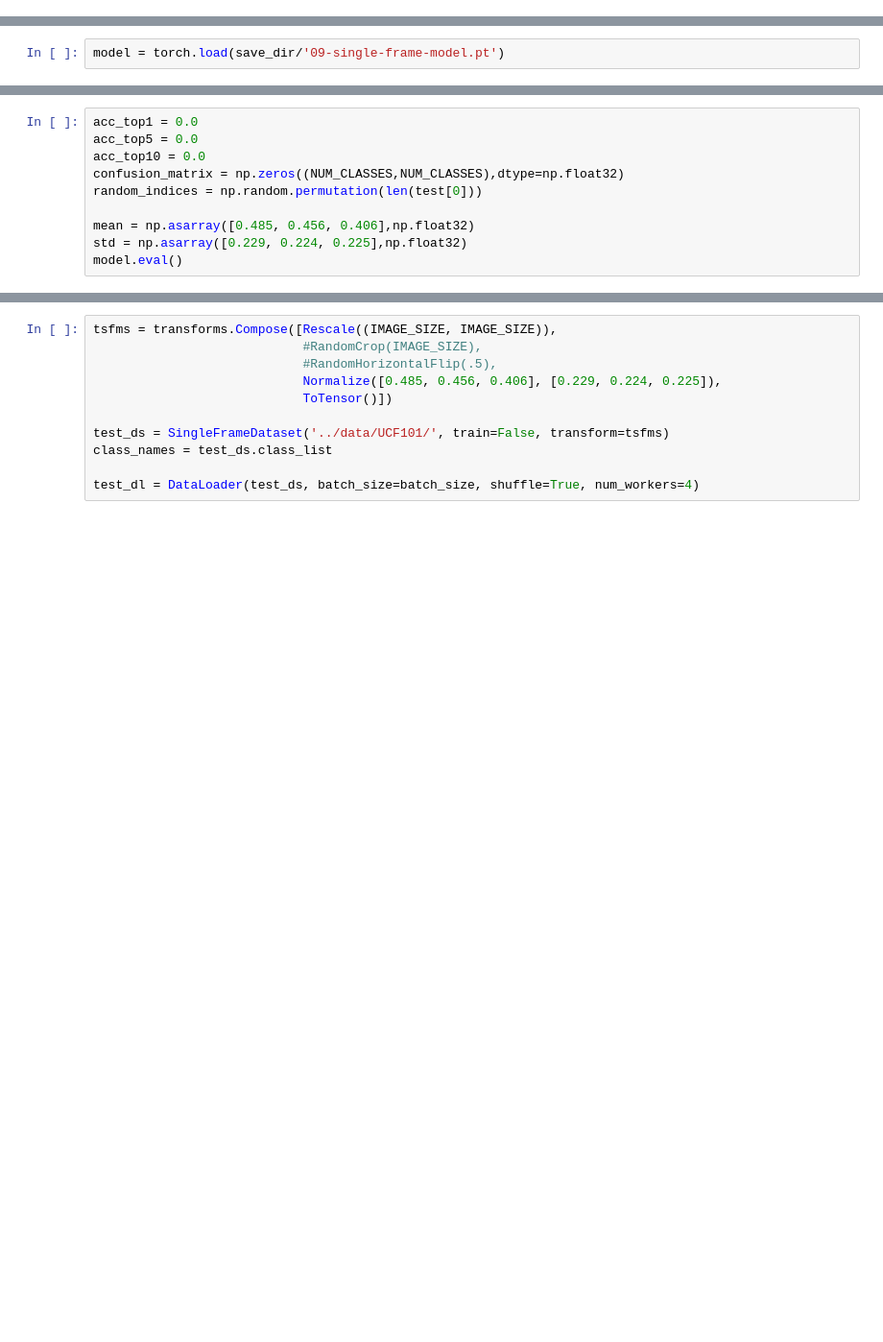
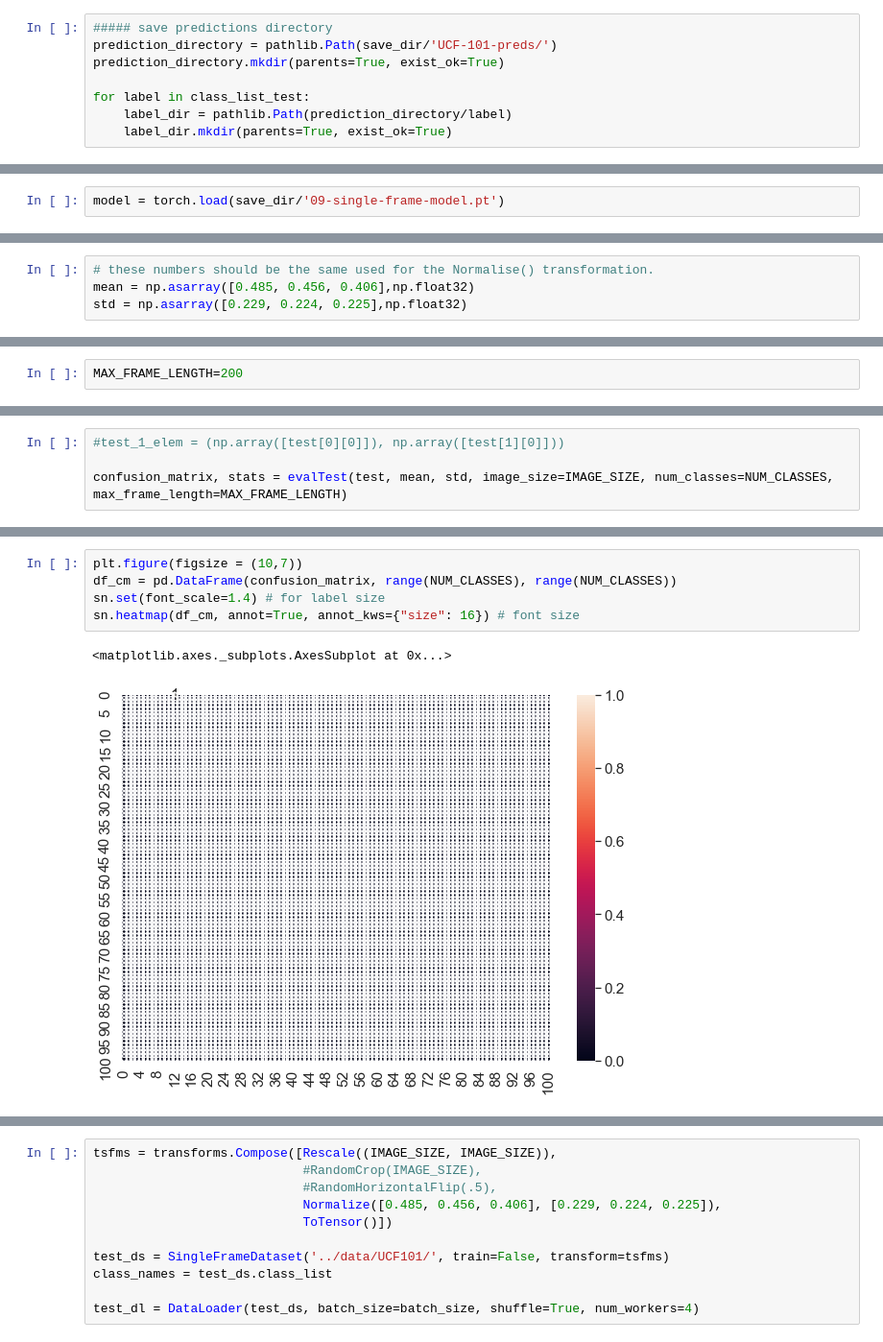
Before and after one commit to andreamunafo/friendly-robot, a Jupyter notebook: notebooks/09-action-detection-and-classification-in-videos.ipynb, the cells around one changed output, grey strips where cells are left out. Shown at 96% size. Drawn from its saved outputs; the diff is of its cells as text; blank space fills up the shorter version.

Commit message:
Add evaluating test performance

```diff
--- a/notebooks/09-action-detection-and-classification-in-videos.ipynb
+++ b/notebooks/09-action-detection-and-classification-in-videos.ipynb
@@ -1173,0 +1292,8 @@ for label in test.class_list:
+# %%
+##### save predictions directory
+prediction_directory = pathlib.Path(save_dir/'UCF-101-preds/')
+prediction_directory.mkdir(parents=True, exist_ok=True)
+
+for label in class_list_test:
+    label_dir = pathlib.Path(prediction_directory/label)
+    label_dir.mkdir(parents=True, exist_ok=True)
@@ -1178,10 +1332,4 @@ model = torch.load(save_dir/'09-single-frame-model.pt')
 # %%
-acc_top1 = 0.0
-acc_top5 = 0.0
-acc_top10 = 0.0
-confusion_matrix = np.zeros((NUM_CLASSES,NUM_CLASSES),dtype=np.float32)
-random_indices = np.random.permutation(len(test[0]))
-
+# these numbers should be the same used for the Normalise() transformation.
 mean = np.asarray([0.485, 0.456, 0.406],np.float32)
 std = np.asarray([0.229, 0.224, 0.225],np.float32)
-model.eval()
@@ -1231,0 +1343,2 @@ torch.save(model, save_dir/'09-single-frame-model.pt')
+# %%
+MAX_FRAME_LENGTH=200
@@ -1231,0 +1442,4 @@ torch.save(model, save_dir/'09-single-frame-model.pt')
+# %%
+#test_1_elem = (np.array([test[0][0]]), np.array([test[1][0]]))
+
+confusion_matrix, stats = evalTest(test, mean, std, image_size=IMAGE_SIZE, num_classes=NUM_CLASSES, max_frame_length=MAX_FRAME_LENGTH)
@@ -1231,0 +1458,8 @@ torch.save(model, save_dir/'09-single-frame-model.pt')
+# %%
+plt.figure(figsize = (10,7))
+df_cm = pd.DataFrame(confusion_matrix, range(NUM_CLASSES), range(NUM_CLASSES))
+sn.set(font_scale=1.4) # for label size
+sn.heatmap(df_cm, annot=True, annot_kws={"size": 16}) # font size
+# %% [output]
+<matplotlib.axes._subplots.AxesSubplot at 0x...>
+[figure, added]
```
Also changed, not shown: parts of 35 cells of this notebook.
